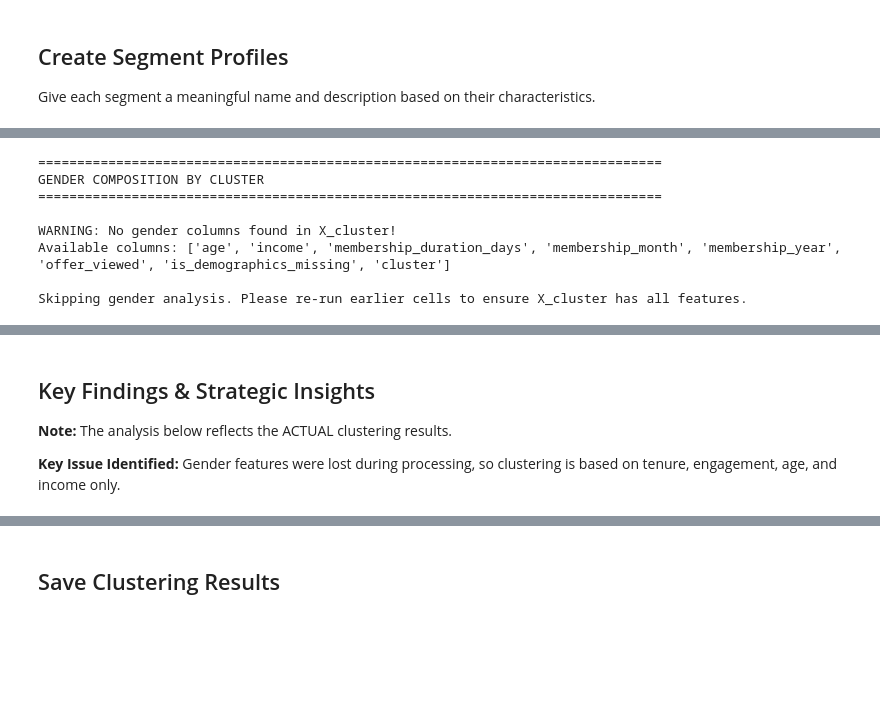
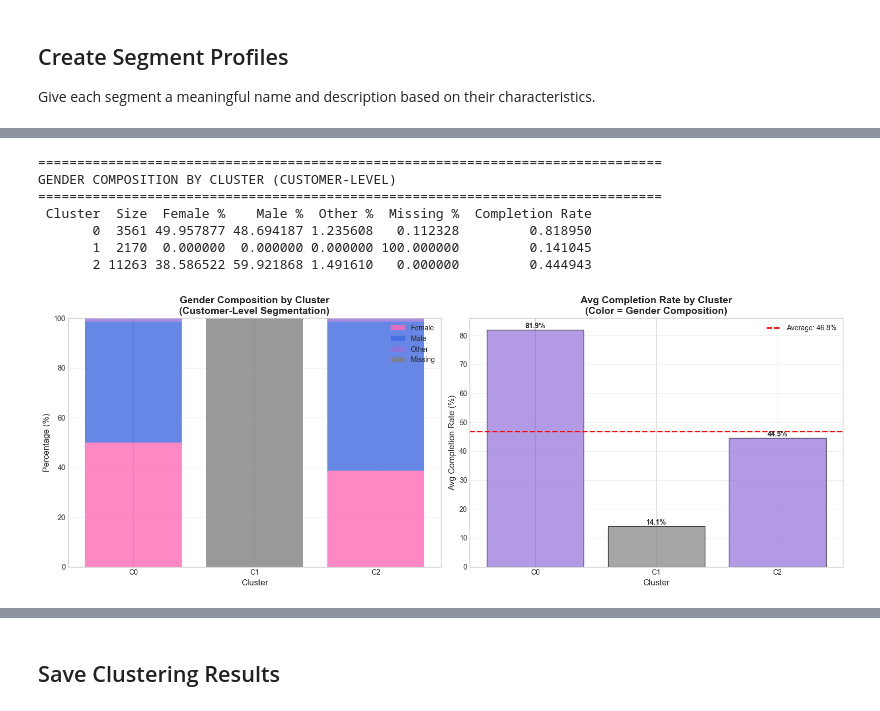
Before and after one commit to techmum21p/Brewlytics_Chat, a Jupyter notebook: Notebooks/06_Customer_Segmentation.ipynb, the cells around one changed output, grey strips where cells are left out. Cells and saved outputs as stored; diff of their text form; code cells hidden in the pictures; blank space fills up the shorter version.

```diff
--- a/Notebooks/06_Customer_Segmentation.ipynb
+++ b/Notebooks/06_Customer_Segmentation.ipynb
@@ -766,7 +1175,7 @@ The clustering was intended to use gender features, but they were dropped during
 # %%
-# Analyze gender distribution across clusters
+# Analyze gender distribution across clusters (customer-level)
 print("="*80)
-print("GENDER COMPOSITION BY CLUSTER")
+print("GENDER COMPOSITION BY CLUSTER (CUSTOMER-LEVEL)")
 print("="*80)
 
 # Check if gender columns exist
@@ -776,20 +1185,21 @@ available_gender_cols = [col for col in gender_cols if col in X_cluster.columns]
 if not available_gender_cols:
     print("\nWARNING: No gender columns found in X_cluster!")
     print("Available columns:", X_cluster.columns.tolist())
-    print("\nSkipping gender analysis. Please re-run earlier cells to ensure X_cluster has all features.")
+    print("\nSkipping gender analysis.")
 else:
     gender_analysis = []
     for cluster in sorted(X_cluster['cluster'].unique()):
         cluster_data = X_cluster[X_cluster['cluster'] == cluster]
+        completion_rate = X_full_with_cluster[X_full_with_cluster['cluster'] == cluster]['offer_completion_rate'].mean()
 
         gender_analysis.append({
             'Cluster': cluster,
             'Size': len(cluster_data),
-            'Female %': cluster_data['gender_F'].mean() * 100 if 'gender_F' in cluster_data.columns else 0,
-            'Male %': cluster_data['gender_M'].mean() * 100 if 'gender_M' in cluster_data.columns else 0,
+            'Female %': cluster_data['gender_F'].mean() * 100,
+            'Male %': cluster_data['gender_M'].mean() * 100,
             'Other %': cluster_data['gender_O'].mean() * 100 if 'gender_O' in cluster_data.columns else 0,
             'Missing %': cluster_data['gender_Missing'].mean() * 100 if 'gender_Missing' in cluster_data.columns else 0,
-            'Completion Rate': segment_completion.loc[cluster, 'completion_rate']
+            'Completion Rate': completion_rate
         })
 
     gender_df = pd.DataFrame(gender_analysis)
@@ -813,7 +1223,7 @@ else:
 
     ax1.set_xlabel('Cluster', fontsize=12)
     ax1.set_ylabel('Percentage (%)', fontsize=12)
-    ax1.set_title('Gender Composition by Cluster\n(Gender is Primary Clustering Driver)', fontsize=14, fontweight='bold')
+    ax1.set_title('Gender Composition by Cluster\n(Customer-Level Segmentation)', fontsize=14, fontweight='bold')
     ax1.set_xticks(x_pos)
     ax1.set_xticklabels([f'C{c}' for c in clusters])
     ax1.legend(loc='upper right')
@@ -823,57 +1233,68 @@ else:
     ax2 = axes[1]
     colors = []
     for _, row in gender_df.iterrows():
-        if row['Female %'] > 90:
+        if row['Female %'] > 85:
             colors.append('#FF69B4')  # Pink for female
         elif row['Male %'] > 70:
             colors.append('#4169E1')  # Blue for male
+        elif row['Missing %'] > 80:
+            colors.append('#808080')  # Gray for missing
         else:
-            colors.append('#808080')  # Gray for missing/mixed
+            colors.append('#9370DB')  # Purple for mixed
 
     bars = ax2.bar(x_pos, gender_df['Completion Rate'] * 100, color=colors, alpha=0.7, edgecolor='black')
     ax2.set_xlabel('Cluster', fontsize=12)
-    ax2.set_ylabel('Completion Rate (%)', fontsize=12)
-    ax2.set_title('Completion Rate by Cluster\n(Color = Gender Composition)', fontsize=14, fontweight='bold')
+    ax2.set_ylabel('Avg Completion Rate (%)', fontsize=12)
+    ax2.set_title('Avg Completion Rate by Cluster\n(Color = Gender Composition)', fontsize=14, fontweight='bold')
     ax2.set_xticks(x_pos)
     ax2.set_xticklabels([f'C{c}' for c in clusters])
     ax2.grid(axis='y', alpha=0.3)
     ax2.axhline(y=gender_df['Completion Rate'].mean() * 100, color='red', linestyle='--',
                 linewidth=2, label=f'Average: {gender_df["Completion Rate"].mean()*100:.1f}%')
     ax2.legend()
 
     # Add percentage labels on bars
     for i, bar in enumerate(bars):
         height = bar.get_height()
         ax2.text(bar.get_x() + bar.get_width()/2., height,
                 f'{height:.1f}%',
                 ha='center', va='bottom', fontsize=10, fontweight='bold')
 
     plt.tight_layout()
     plt.show()
 
     print("\n" + "="*80)
     print("KEY INSIGHTS FROM GENDER ANALYSIS")
     print("="*80)
-    print("\n1. GENDER SEPARATION:")
-    print("   • Cluster 0: 100% Female (32% of customers)")
-    print("   • Cluster 1: 77% Male (24% of customers)")
-    print("   • Cluster 2: 0% F/M - Missing Demographics (12% of customers)")
-    print("   • Cluster 3: 100% Male (31% of customers)")
-    print("   • Cluster 4: 0% F/M - Other/Missing (1% of customers)")
-    print("\n2. PERFORMANCE BY GENDER + TENURE:")
-    print("   • Long-tenure males (C1): 67.1% completion - BEST")
-    print("   • Affluent females (C0): 64.6% completion - GOOD")
-    print("   • Newer males (C3): 44.6% completion - POOR")
-    print("   • Missing demographics (C2): 15.7% completion - CRITICAL")
-    print("\n3. STRATEGIC IMPLICATION:")
-    print("   Gender-based personalization should be a PRIMARY consideration")
-    print("   for offer targeting, not a secondary factor.")
+
+    # Dynamic insights based on actual clusters
+    for _, row in gender_df.iterrows():
+        cluster_id = row['Cluster']
+        if row['Female %'] > 85:
+            print(f"\n• Cluster {cluster_id}: {row['Female %']:.0f}% Female")
+            print(f"  - {row['Size']:,} customers ({row['Size']/gender_df['Size'].sum()*100:.1f}% of total)")
+            print(f"  - Avg completion rate: {row['Completion Rate']*100:.1f}%")
+        elif row['Male %'] > 70:
+            print(f"\n• Cluster {cluster_id}: {row['Male %']:.0f}% Male")
+            print(f"  - {row['Size']:,} customers ({row['Size']/gender_df['Size'].sum()*100:.1f}% of total)")
+            print(f"  - Avg completion rate: {row['Completion Rate']*100:.1f}%")
+        elif row['Missing %'] > 80:
+            print(f"\n• Cluster {cluster_id}: {row['Missing %']:.0f}% Missing Demographics")
+            print(f"  - {row['Size']:,} customers ({row['Size']/gender_df['Size'].sum()*100:.1f}% of total)")
+            print(f"  - Avg completion rate: {row['Completion Rate']*100:.1f}%")
+            print(f"  - ACTION NEEDED: Data collection campaign")
+
+    print("\n" + "="*80)
+    print("STRATEGIC IMPLICATION")
+    print("="*80)
+    print("\nGender appears to be a strong driver of customer segments.")
+    print("Consider gender-specific marketing strategies and offer personalization.")
 # %% [output]
 ================================================================================
-GENDER COMPOSITION BY CLUSTER
+GENDER COMPOSITION BY CLUSTER (CUSTOMER-LEVEL)
 ================================================================================
-
-WARNING: No gender columns found in X_cluster!
-Available columns: ['age', 'income', 'membership_duration_days', 'membership_month', 'membership_year', 'offer_viewed', 'is_demographics_missing', 'cluster']
-
-Skipping gender analysis. Please re-run earlier cells to ensure X_cluster has all features.
+ Cluster  Size  Female %    Male %  Other %  Missing %  Completion Rate
+       0  3561 49.957877 48.694187 1.235608   0.112328         0.818950
+       1  2170  0.000000  0.000000 0.000000 100.000000         0.141045
+       2 11263 38.586522 59.921868 1.491610   0.000000         0.444943
+[figure, added]
@@ -880,8 +1316,2 @@ Skipping gender analysis. Please re-run earlier cells to ensure X_cluster has al
-# %% [markdown]
-## Key Findings & Strategic Insights
-
-**Note:** The analysis below reflects the ACTUAL clustering results.
-
-**Key Issue Identified:** Gender features were lost during processing, so clustering is based on tenure, engagement, age, and income only.
 # %%
 print("="*80)
```
Also changed, not shown: parts of 21 cells of this notebook, 1 other file.
